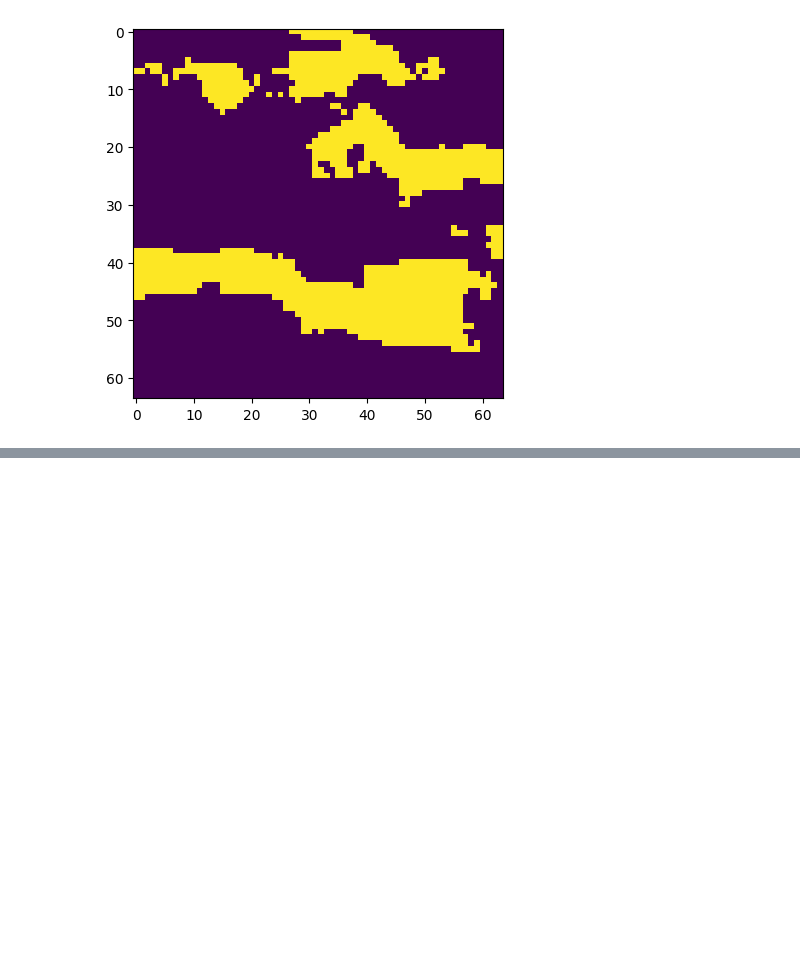
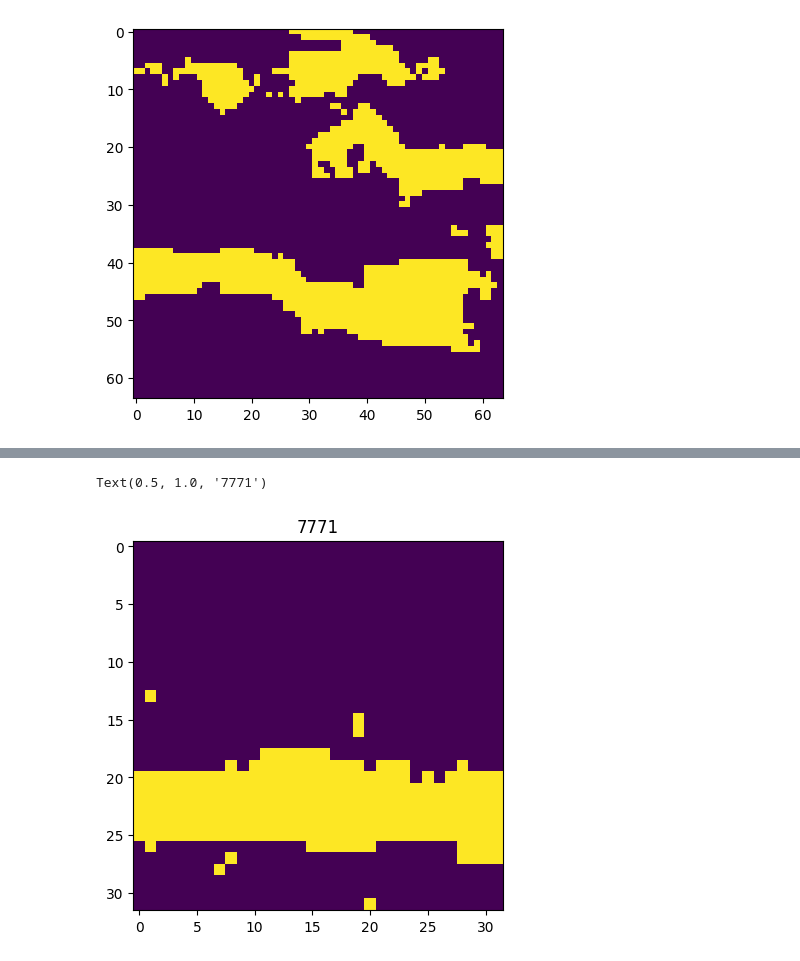
Before and after one commit to dong-hee-kim/funny_mps_v2, a Jupyter notebook: main_multi_lavel_v2.ipynb, the cells around one changed output, grey strips where cells are left out. Saved outputs shown, nothing was run; the diff lists cells and outputs as text; code cells hidden in the pictures; blank space fills up the shorter version.

```diff
--- a/main_multi_lavel_v2.ipynb
+++ b/main_multi_lavel_v2.ipynb
@@ -159,13 +138,16 @@ soft_data[...,1] = (TI[:32,:32]*tau) + (1-tau)
 # %%
 ##########################################
 ##  original demo for 128x128x1         ##
 ##########################################
 
 random_seed = 7771
 n_real = 1
 real_nx, real_ny, real_nz = 32, 32, 1
 template_size = [5, 5, 1]
 
-real = multi_points_modeling(TI, template_size, random_seed, real_nx, real_ny, real_nz, soft_data=soft_data)
+real = multi_points_modeling(TI, template_size, random_seed, real_nx, real_ny, real_nz, hard_data = None, soft_data=soft_data)
 plt.imshow(real)
 plt.title(f'{random_seed}')
+# %% [output]
+Text(0.5, 1.0, '7771')
+[figure, added]
```
Also changed, not shown: parts of 9 cells of this notebook, 1 other file.
